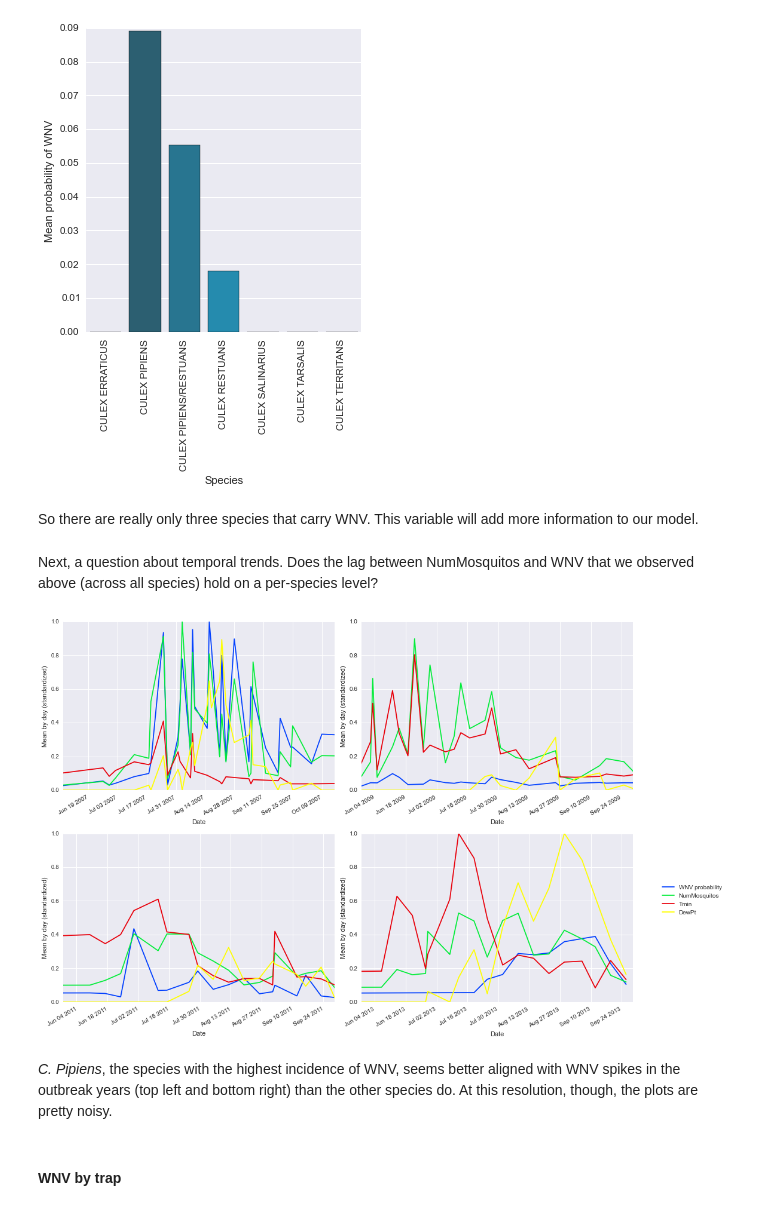
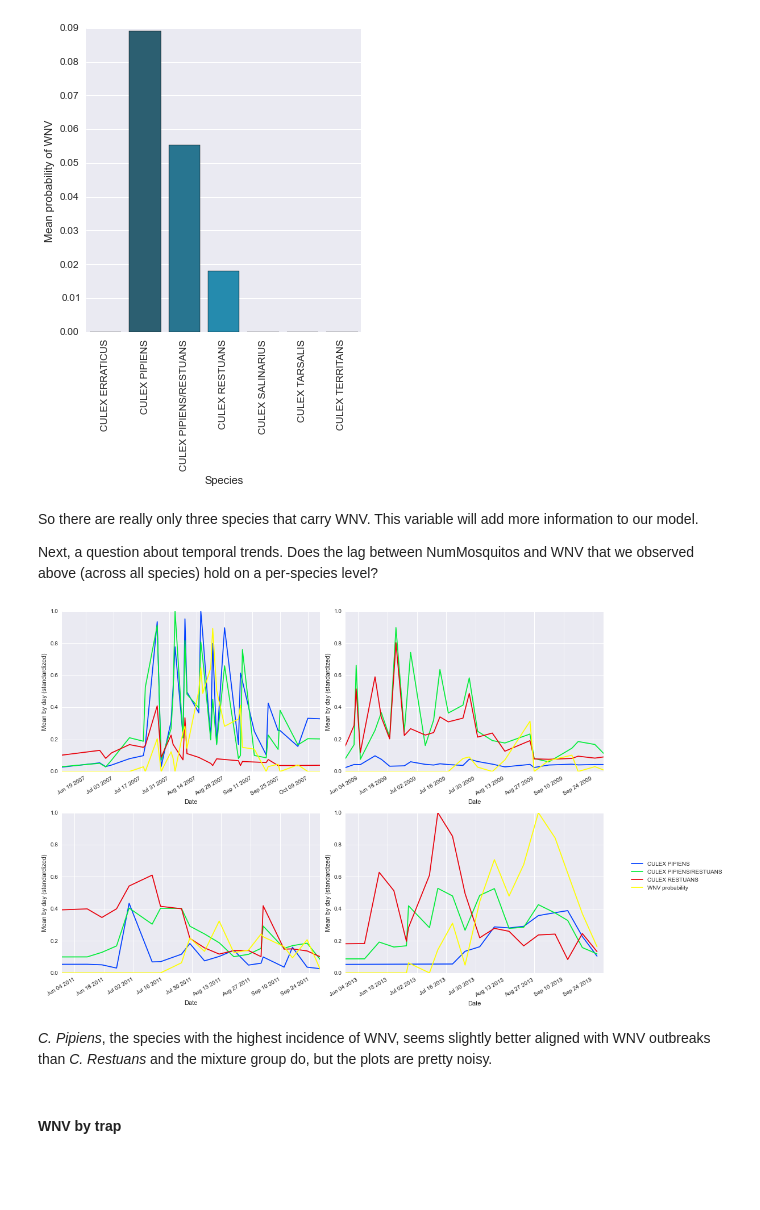
Before and after one commit to yourdon/west-nile, a Jupyter notebook: src/west_nile.ipynb, the cells around one changed output. Drawn from its saved outputs; the diff is of its cells as text; code cells hidden in the pictures; blank space fills up the shorter version.

```diff
--- a/src/west_nile.ipynb
+++ b/src/west_nile.ipynb
@@ -545,6 +557,7 @@ A word of caution before proceeding, though. The test set contains records for t
 # %%
 # Merge trap and weather data sets; pick only one station
-trapWeather = pd.merge(trap_training_data, weather_data[weather_data["Station"] == 1], on = "Date")
+trapWeather = pd.merge(trap_training_data,
+                       weather_data[weather_data["Station"] == 1], on = "Date")
 trapWeather.head()
 # %% [output]
 |  | Date | Address | Species | Block | Street | Trap | AddressNumberAndStreet | Latitude | Longitude | ... |
@@ -686,9 +688,10 @@ DewPtByDay = trapWeatherByDay["DewPoint"]
 year_dates = ["2007-06-07", "2007-10-15", "2009-05-29", "2009-09-29",
      "2011-05-29", "2011-09-29", "2013-05-29", "2013-09-29"]
 # %%
+figsize(14,10)
 sns.set_palette("bright")
 
-f, axes = plt.subplots(2, 2, figsize=(14,10))
+f, axes = plt.subplots(2, 2)
 i = 0
 
 for ax in axes.flat:
@@ -739,34 +741,36 @@ plt.show()
 [figure]
 # %% [markdown]
 So there are really only three species that carry WNV. This variable will add more information to our model.
+
+Next, a question about temporal trends. Does the lag between NumMosquitos and WNV that we observed above (across all species) hold on a per-species level?
-# %% [markdown]
-Next, a question about temporal trends. Does the lag between NumMosquitos and WNV that we observed above (across all species) hold on a per-species level?
 # %%
+figsize(14,10)
 sns.set_palette("bright")
 
-f, axes = plt.subplots(2, 2, figsize=(14,10))
+f, axes = plt.subplots(2, 2)
 spec = ["CULEX PIPIENS", "CULEX PIPIENS/RESTUANS", "CULEX RESTUANS"]
 k = 0
 
 for ax in axes.flat:
     for i in spec:
         f = trapWeather[trapWeather["Species"] == i].groupby("Date")
         g = f["NumMosquitos"]
         (g.mean()/g.mean().max()).plot(sharex=False, ax=ax,
                                        xlim=(year_dates[k], year_dates[k+1]))
     ax.plot((wnvByDay.mean()/wnvByDay.mean().max()).index,
             (wnvByDay.mean()/wnvByDay.mean().max()), color="yellow")
     ax.set_xlabel("Date")
     ax.set_ylabel("Mean by day (standardized)")
     k += 2
 
-plt.legend(["WNV probability", "NumMosquitos", "Tmin", "DewPt"], loc=(1.1,0.5))
+plt.legend(["CULEX PIPIENS", "CULEX PIPIENS/RESTUANS",
+            "CULEX RESTUANS", "WNV probability"], loc=(1.1,0.5))
 plt.tight_layout()
 plt.show()
 # %% [output]
-[figure, old version]
+[figure, new version]
 # %% [markdown]
-*C. Pipiens*, the species with the highest incidence of WNV, seems better aligned with WNV spikes in the outbreak years (top left and bottom right) than the other species do. At this resolution, though, the plots are pretty noisy.
+*C. Pipiens*, the species with the highest incidence of WNV, seems slightly better aligned with WNV outbreaks than *C. Restuans* and the mixture group do, but the plots are pretty noisy.
 # %% [markdown]
 #### WNV by trap
 # %% [markdown]
```
Also changed, not shown: parts of 79 cells of this notebook.
